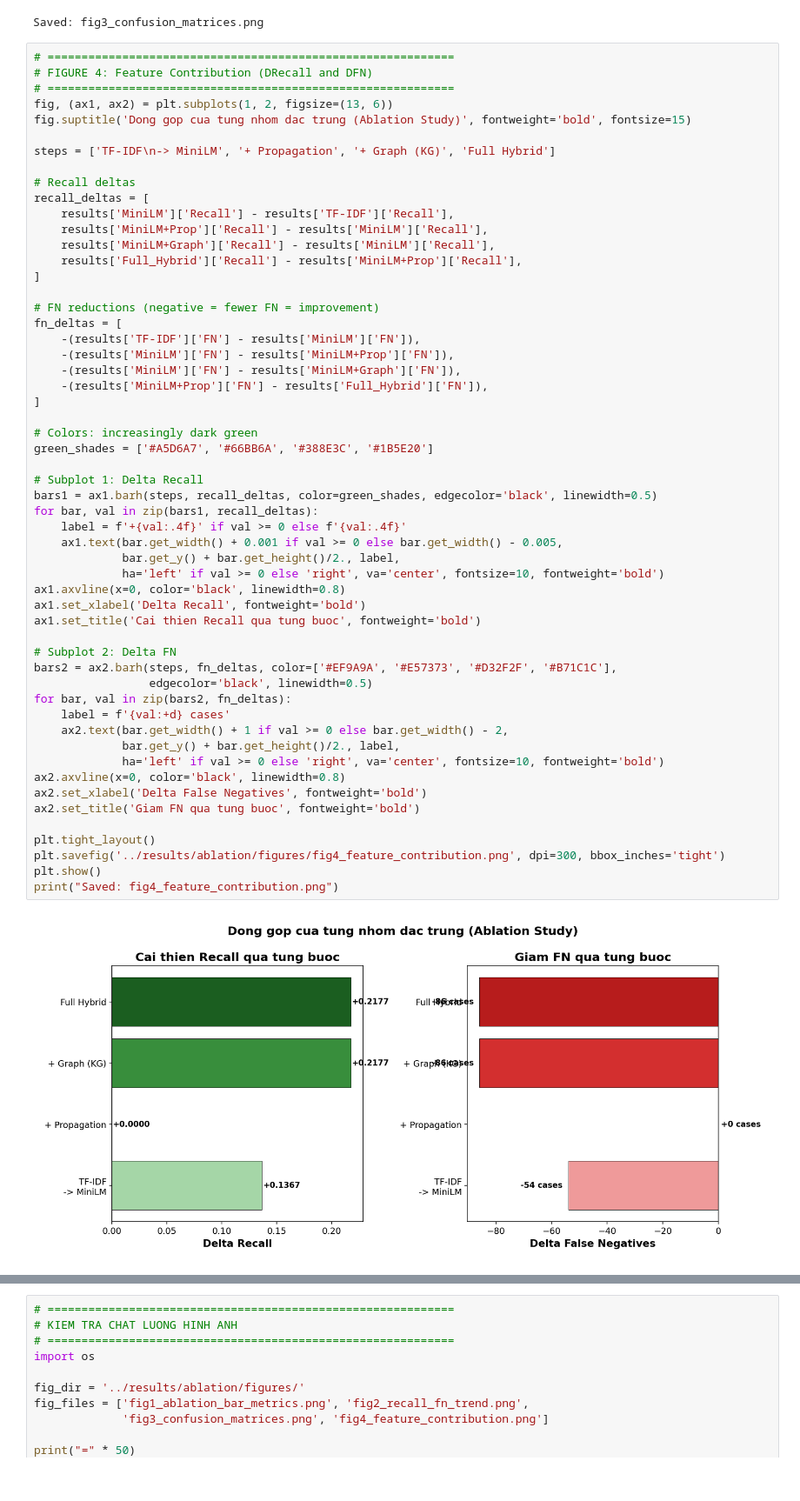
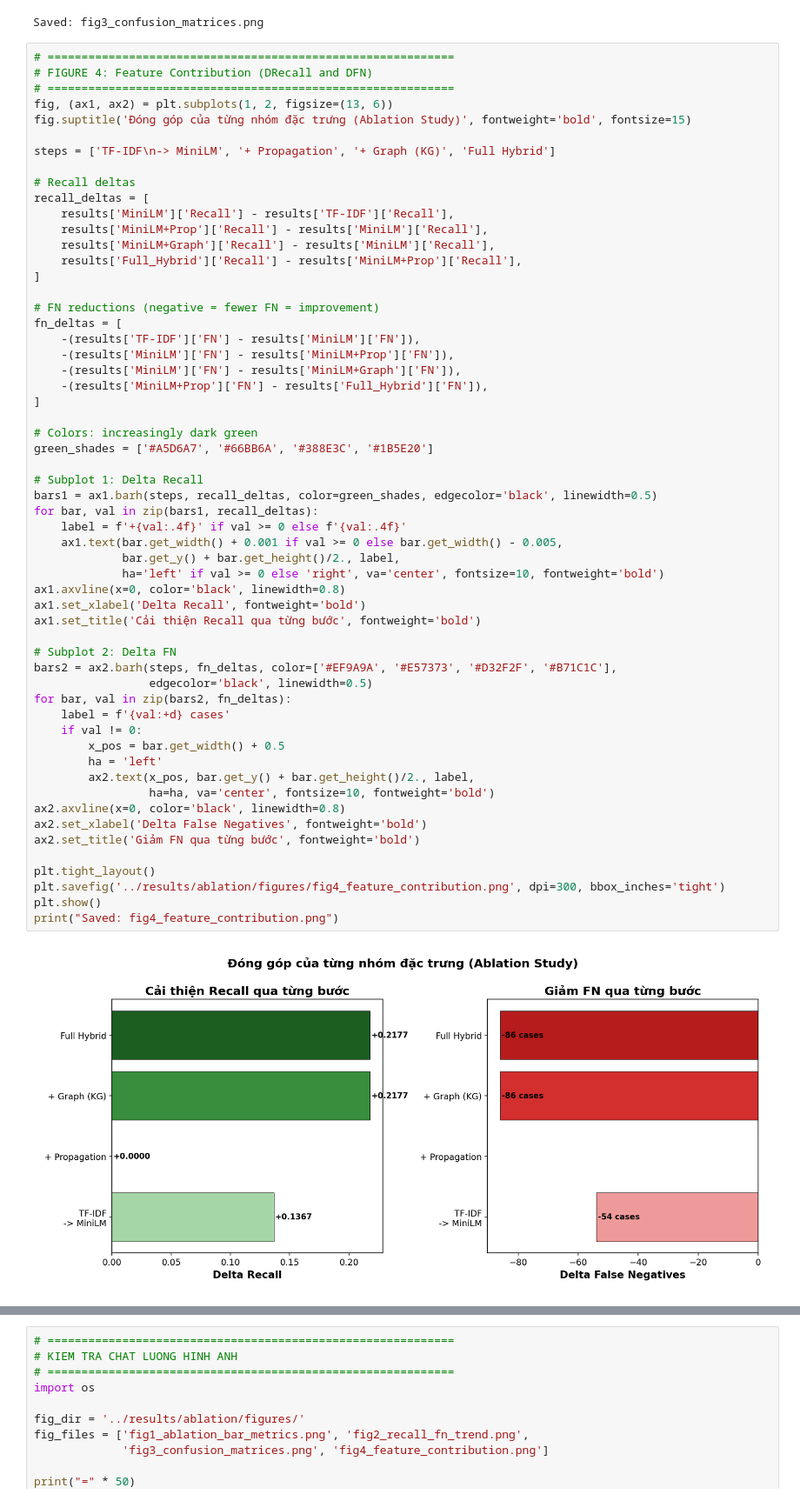
Before and after one commit to ptai82067/rumor-detection-project, a Jupyter notebook: notebooks/ablation_study.ipynb, the cells around one changed output, grey strips where cells are left out. Shown at 87% size. Saved outputs shown, nothing was run; the diff lists cells and outputs as text.

```diff
--- a/notebooks/ablation_study.ipynb
+++ b/notebooks/ablation_study.ipynb
@@ -601,7 +601,7 @@ Saved: fig3_confusion_matrices.png
 # FIGURE 4: Feature Contribution (DRecall and DFN)
 # ============================================================
 fig, (ax1, ax2) = plt.subplots(1, 2, figsize=(13, 6))
-fig.suptitle('Dong gop cua tung nhom dac trung (Ablation Study)', fontweight='bold', fontsize=15)
+fig.suptitle('Đóng góp của từng nhóm đặc trưng (Ablation Study)', fontweight='bold', fontsize=15)
 
 steps = ['TF-IDF\n-> MiniLM', '+ Propagation', '+ Graph (KG)', 'Full Hybrid']
 
@@ -620,39 +620,41 @@ fn_deltas = [
     -(results['MiniLM']['FN'] - results['MiniLM+Graph']['FN']),
     -(results['MiniLM+Prop']['FN'] - results['Full_Hybrid']['FN']),
 ]
 
 # Colors: increasingly dark green
 green_shades = ['#A5D6A7', '#66BB6A', '#388E3C', '#1B5E20']
 
 # Subplot 1: Delta Recall
 bars1 = ax1.barh(steps, recall_deltas, color=green_shades, edgecolor='black', linewidth=0.5)
 for bar, val in zip(bars1, recall_deltas):
     label = f'+{val:.4f}' if val >= 0 else f'{val:.4f}'
     ax1.text(bar.get_width() + 0.001 if val >= 0 else bar.get_width() - 0.005,
              bar.get_y() + bar.get_height()/2., label,
              ha='left' if val >= 0 else 'right', va='center', fontsize=10, fontweight='bold')
 ax1.axvline(x=0, color='black', linewidth=0.8)
 ax1.set_xlabel('Delta Recall', fontweight='bold')
-ax1.set_title('Cai thien Recall qua tung buoc', fontweight='bold')
+ax1.set_title('Cải thiện Recall qua từng bước', fontweight='bold')
 
 # Subplot 2: Delta FN
 bars2 = ax2.barh(steps, fn_deltas, color=['#EF9A9A', '#E57373', '#D32F2F', '#B71C1C'],
                  edgecolor='black', linewidth=0.5)
 for bar, val in zip(bars2, fn_deltas):
     label = f'{val:+d} cases'
-    ax2.text(bar.get_width() + 1 if val >= 0 else bar.get_width() - 2,
-             bar.get_y() + bar.get_height()/2., label,
-             ha='left' if val >= 0 else 'right', va='center', fontsize=10, fontweight='bold')
+    if val != 0:
+        x_pos = bar.get_width() + 0.5
+        ha = 'left'
+        ax2.text(x_pos, bar.get_y() + bar.get_height()/2., label,
+                 ha=ha, va='center', fontsize=10, fontweight='bold')
 ax2.axvline(x=0, color='black', linewidth=0.8)
 ax2.set_xlabel('Delta False Negatives', fontweight='bold')
-ax2.set_title('Giam FN qua tung buoc', fontweight='bold')
+ax2.set_title('Giảm FN qua từng bước', fontweight='bold')
 
 plt.tight_layout()
 plt.savefig('../results/ablation/figures/fig4_feature_contribution.png', dpi=300, bbox_inches='tight')
 plt.show()
 print("Saved: fig4_feature_contribution.png")
 # %% [output]
-[figure, old version]
+[figure, new version]
 Saved: fig4_feature_contribution.png
 # %%
 # ============================================================
```
Also changed, not shown: 23 other files.
